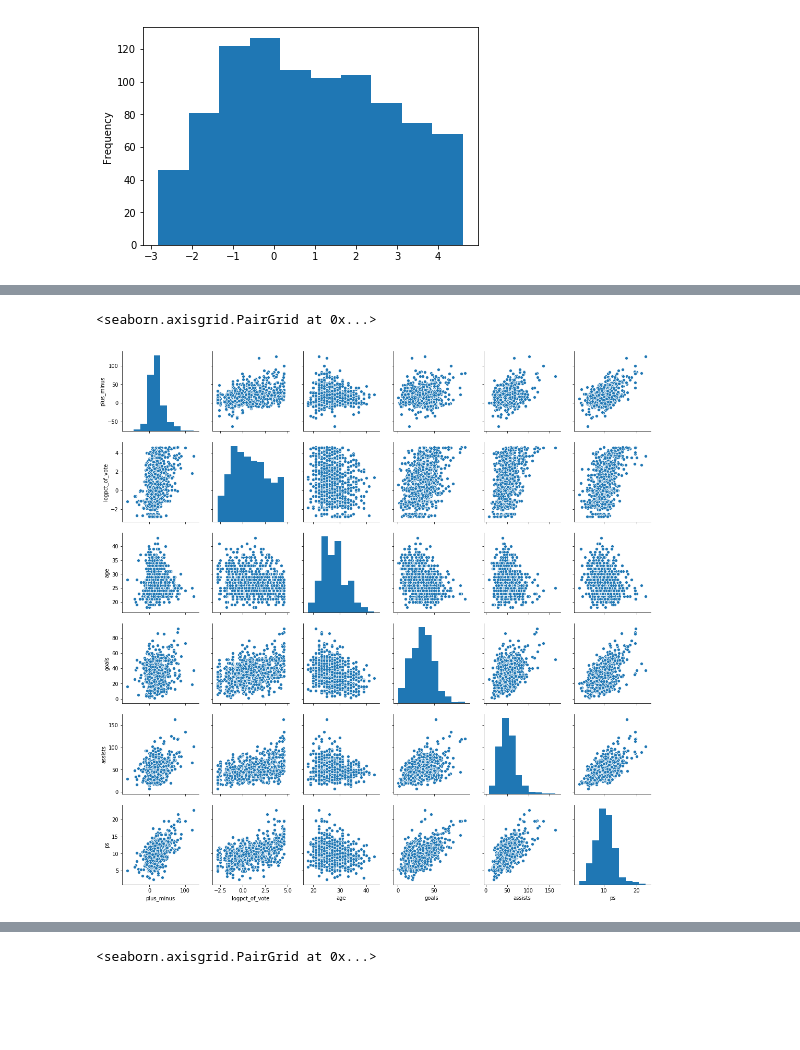
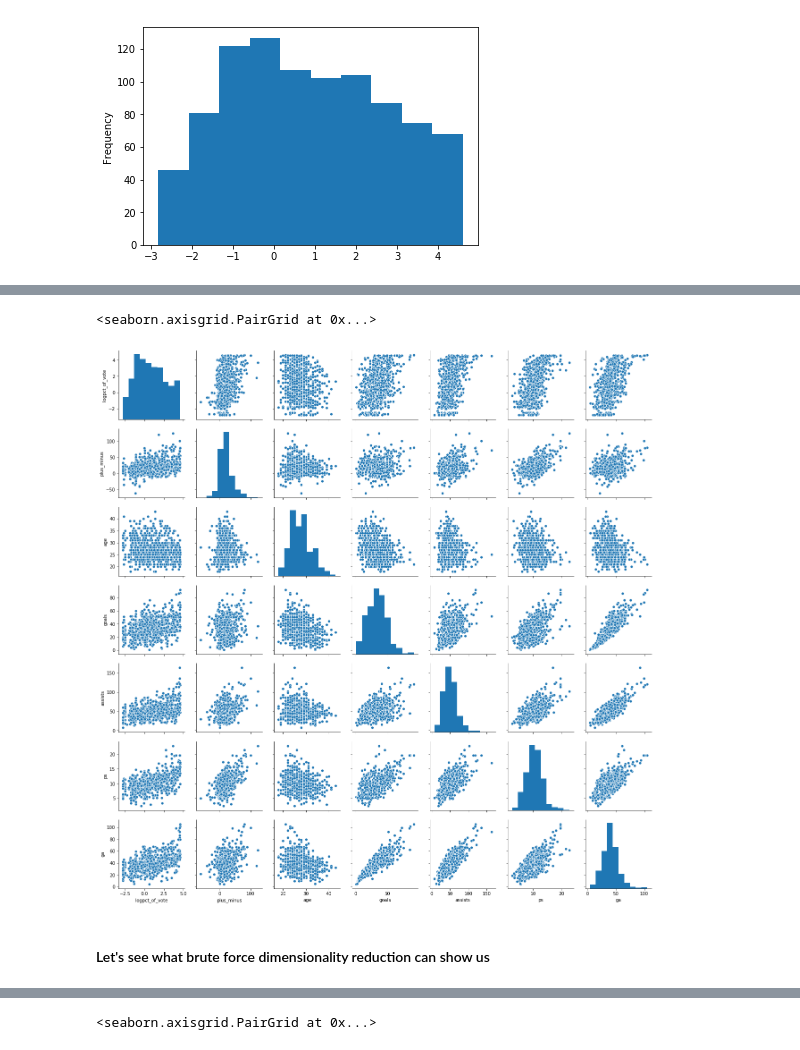
Before and after one commit to dbz10/NHL-Player-Awards, a Jupyter notebook: NHL MVP prediction.ipynb, the cells around one changed output, grey strips where cells are left out. Drawn from its saved outputs; the diff is of its cells as text; code cells hidden in the pictures; blank space fills up the shorter version.

```diff
--- a/NHL MVP prediction.ipynb
+++ b/NHL MVP prediction.ipynb
@@ -140,6 +133,8 @@ g = sns.jointplot(x='goals',y='logpct_of_vote',data = skaters, kind='kde', grids
 # %%
 # examining some skater data
-sns.pairplot(skaters[['plus_minus','logpct_of_vote','age','goals', 'assists','ps']])
+sns.pairplot(skaters[['logpct_of_vote','plus_minus','age','goals', 'assists','ps','ga']])
 # %% [output]
 <seaborn.axisgrid.PairGrid at 0x...>
-[figure, old version]
+[figure, new version]
+# %% [markdown]
+#### Let's see what brute force dimensionality reduction can show us
```
Also changed, not shown: parts of 42 cells of this notebook, 2 other files.
